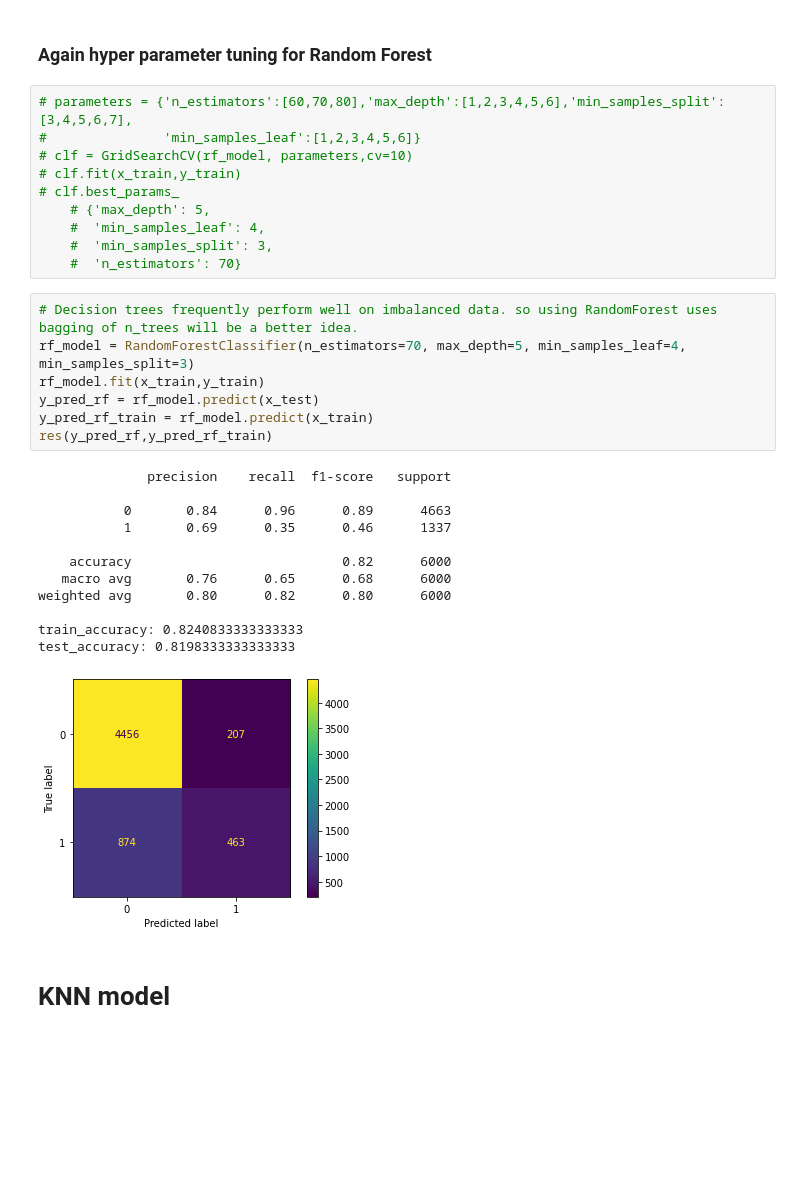
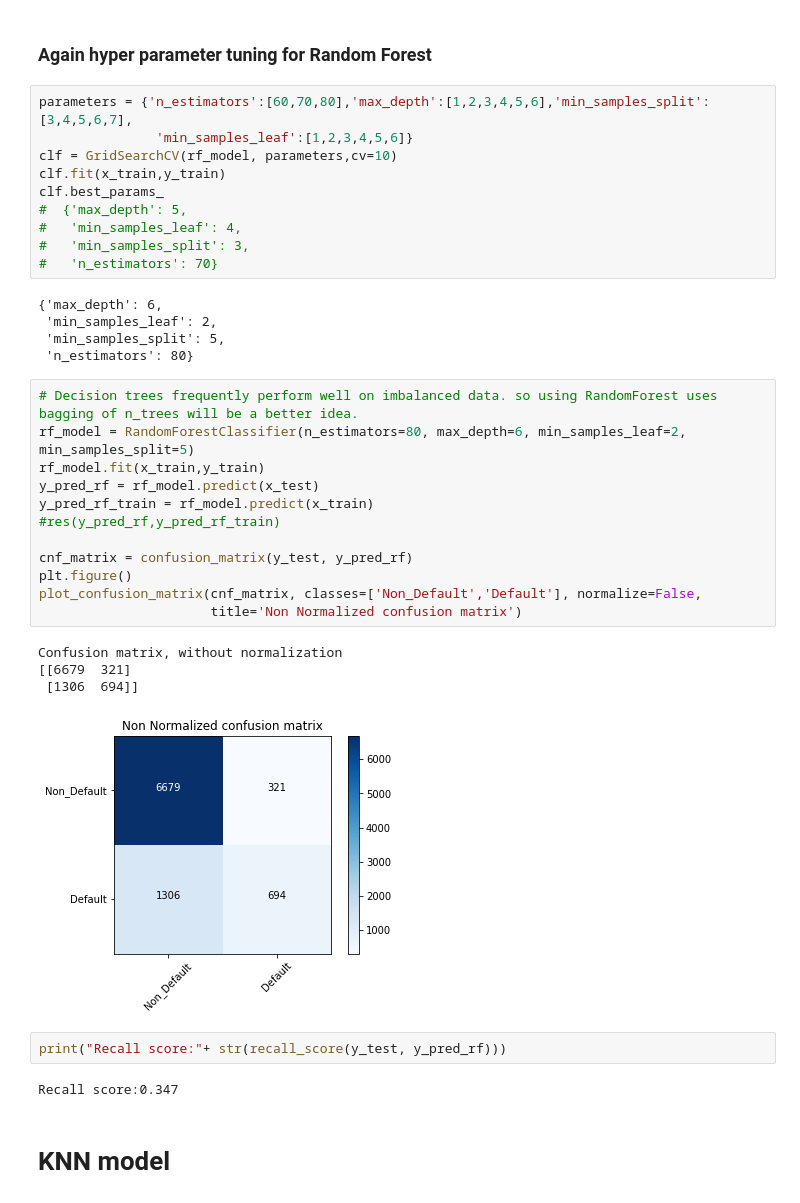
Before and after one commit to JSJeong-me/KOSA-Big-Data_Vision, a Jupyter notebook: Model/99_kaggle_credit_card_analysis_and_prediction.ipynb, the cells around one changed output. Drawn from its saved outputs; the diff is of its cells as text; blank space fills up the shorter version.

```diff
--- a/Model/99_kaggle_credit_card_analysis_and_prediction.ipynb
+++ b/Model/99_kaggle_credit_card_analysis_and_prediction.ipynb
@@ -399,35 +399,41 @@ Recall score:0.359
 # %% [markdown]
 ### Again hyper parameter tuning for Random Forest
 # %%
-# parameters = {'n_estimators':[60,70,80],'max_depth':[1,2,3,4,5,6],'min_samples_split':[3,4,5,6,7],
-#               'min_samples_leaf':[1,2,3,4,5,6]}
-# clf = GridSearchCV(rf_model, parameters,cv=10)
-# clf.fit(x_train,y_train)
-# clf.best_params_
-    # {'max_depth': 5,
-    #  'min_samples_leaf': 4,
-    #  'min_samples_split': 3,
-    #  'n_estimators': 70}
+parameters = {'n_estimators':[60,70,80],'max_depth':[1,2,3,4,5,6],'min_samples_split':[3,4,5,6,7],
+               'min_samples_leaf':[1,2,3,4,5,6]}
+clf = GridSearchCV(rf_model, parameters,cv=10)
+clf.fit(x_train,y_train)
+clf.best_params_
+#  {'max_depth': 5,
+#   'min_samples_leaf': 4,
+#   'min_samples_split': 3,
+#   'n_estimators': 70}
+# %% [output]
+{'max_depth': 6,
+ 'min_samples_leaf': 2,
+ 'min_samples_split': 5,
+ 'n_estimators': 80}
 # %%
 # Decision trees frequently perform well on imbalanced data. so using RandomForest uses bagging of n_trees will be a better idea.
-rf_model = RandomForestClassifier(n_estimators=70, max_depth=5, min_samples_leaf=4, min_samples_split=3)
+rf_model = RandomForestClassifier(n_estimators=80, max_depth=6, min_samples_leaf=2, min_samples_split=5)
 rf_model.fit(x_train,y_train)
 y_pred_rf = rf_model.predict(x_test)
 y_pred_rf_train = rf_model.predict(x_train)
-res(y_pred_rf,y_pred_rf_train)
+#res(y_pred_rf,y_pred_rf_train)
+
+cnf_matrix = confusion_matrix(y_test, y_pred_rf)
+plt.figure()
+plot_confusion_matrix(cnf_matrix, classes=['Non_Default','Default'], normalize=False,
+                      title='Non Normalized confusion matrix')
 # %% [output]
-              precision    recall  f1-score   support
-
-           0       0.84      0.96      0.89      4663
-           1       0.69      0.35      0.46      1337
-
-    accuracy                           0.82      6000
-   macro avg       0.76      0.65      0.68      6000
-weighted avg       0.80      0.82      0.80      6000
-
-train_accuracy: 0.8240833333333333
-test_accuracy: 0.8198333333333333
+Confusion matrix, without normalization
+[[6679  321]
+ [1306  694]]
-[figure, old version]
+[figure, new version]
+# %%
+print("Recall score:"+ str(recall_score(y_test, y_pred_rf)))
+# %% [output]
+Recall score:0.347
 # %% [markdown]
 # KNN model
 # %%
```
